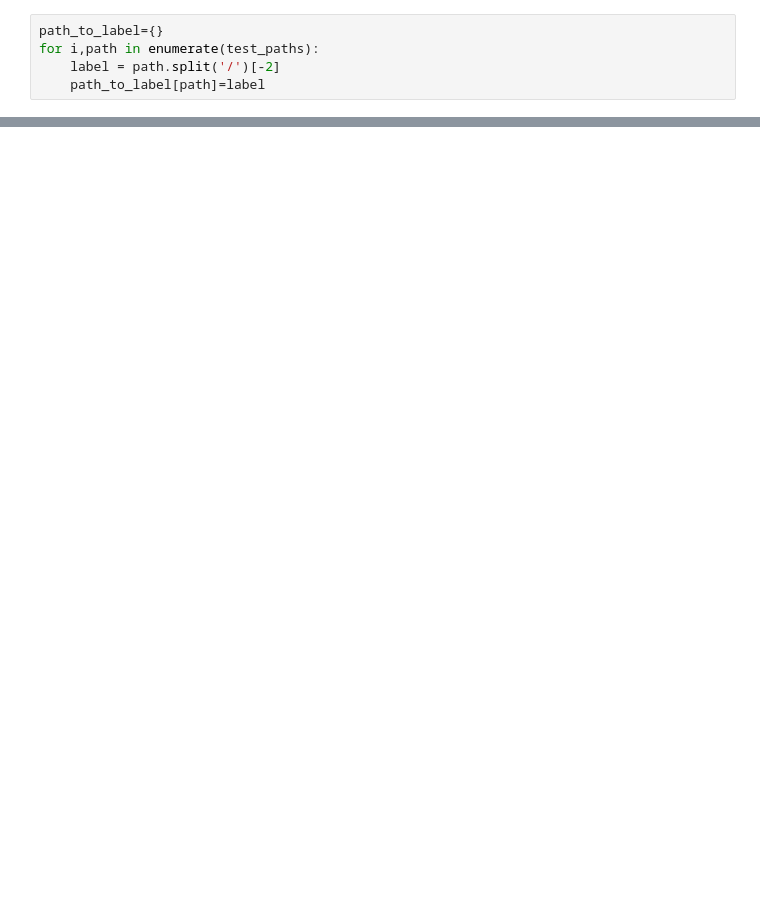
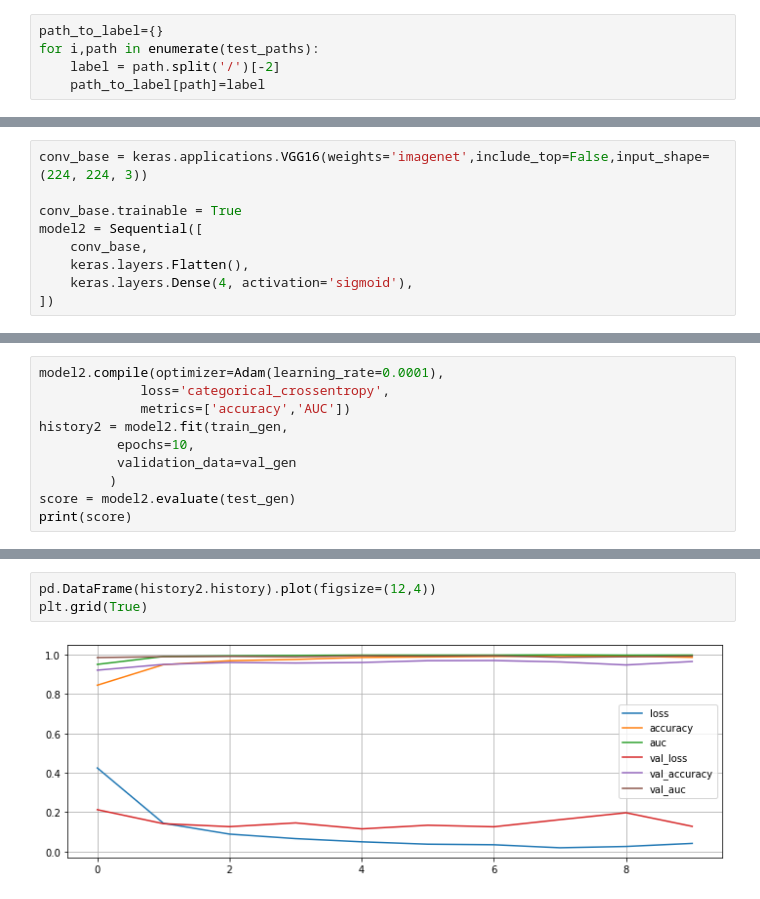
Before and after one commit to teresafasolo/ter, a Jupyter notebook: tumor_classification.ipynb, the cells around one changed output, grey strips where cells are left out. Saved outputs shown, nothing was run; the diff lists cells and outputs as text; blank space fills up the shorter version.

```diff
--- a/tumor_classification.ipynb
+++ b/tumor_classification.ipynb
@@ -304,0 +365,9 @@ plt.show()
+# %%
+conv_base = keras.applications.VGG16(weights='imagenet',include_top=False,input_shape=(224, 224, 3))
+
+conv_base.trainable = True
+model2 = Sequential([
+    conv_base,
+    keras.layers.Flatten(),
+    keras.layers.Dense(4, activation='sigmoid'),
+])
@@ -304,0 +392,10 @@ plt.show()
+# %%
+model2.compile(optimizer=Adam(learning_rate=0.0001),
+             loss='categorical_crossentropy',
+             metrics=['accuracy','AUC'])
+history2 = model2.fit(train_gen,
+          epochs=10,
+          validation_data=val_gen
+         )
+score = model2.evaluate(test_gen)
+print(score)
@@ -304,0 +420,5 @@ plt.show()
+# %%
+pd.DataFrame(history2.history).plot(figsize=(12,4))
+plt.grid(True)
+# %% [output]
+[figure, added]
```
Also changed, not shown: parts of 26 cells of this notebook.
